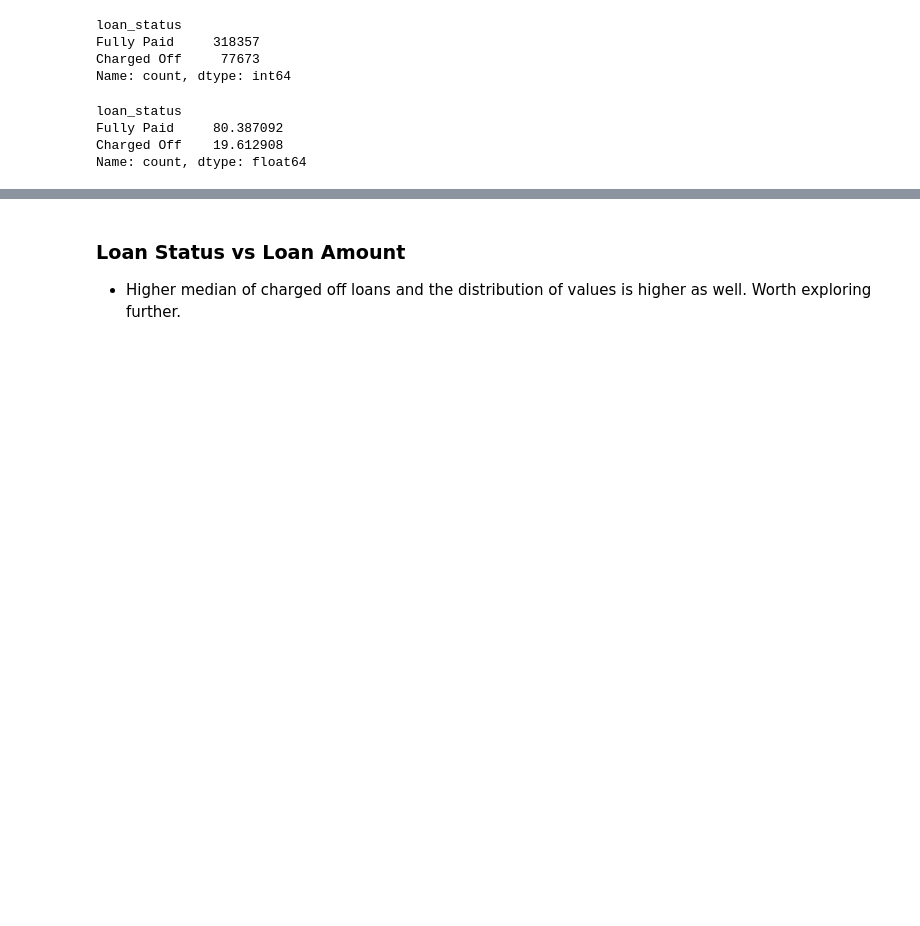
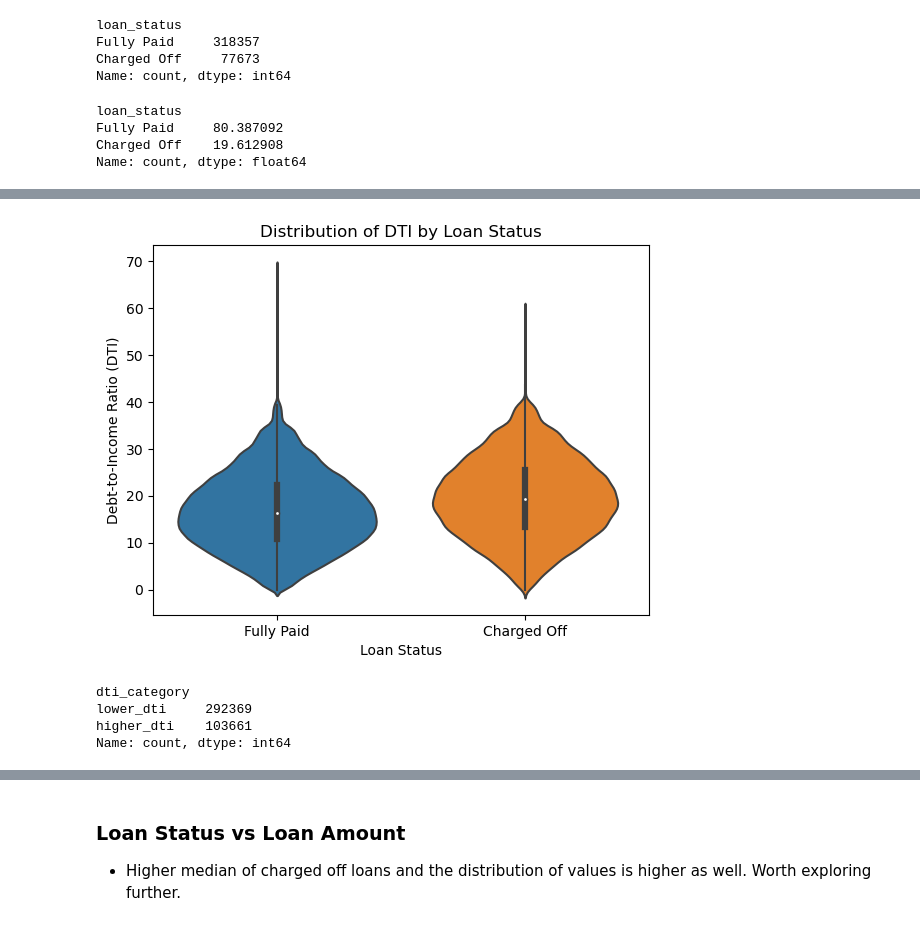
Before and after one commit to SaadNasir92/Group_project_1_SMU, a Jupyter notebook: sn_discovery.ipynb, the cells around one changed output, grey strips where cells are left out. Cells and saved outputs as stored; diff of their text form; code cells hidden in the pictures; blank space fills up the shorter version.

```diff
--- a/sn_discovery.ipynb
+++ b/sn_discovery.ipynb
@@ -213,0 +175,28 @@ Name: count, dtype: float64
+# %%
+ax = sns.violinplot(data=raw_df.loc[raw_df['dti'] < 70], x='loan_status', y='dti')
+
+ax.set_title('Distribution of DTI by Loan Status')
+ax.set_xlabel('Loan Status')
+ax.set_ylabel('Debt-to-Income Ratio (DTI)')
+ax.set_xticklabels(['Fully Paid', 'Charged Off'])
+
+plt.show()
+# %% [output]
+[figure, added]
+# %%
+# Perhaps comparing them as categorical might be more relevant given the under-representation of charged-off loans.
+
+bins = [0, 22.65, float('inf')]
+
+labels = ['lower_dti', 'higher_dti']
+
+raw_df['dti_category'] = pd.cut(raw_df['dti'], bins=bins, labels=labels, right=False)
+
+raw_df[['loan_status', 'dti', 'dti_category']]
+
+raw_df.dti_category.value_counts()
+# %% [output]
+dti_category
+lower_dti     292369
+higher_dti    103661
+Name: count, dtype: int64
```
Also changed, not shown: parts of 23 cells of this notebook, 1 other file.
